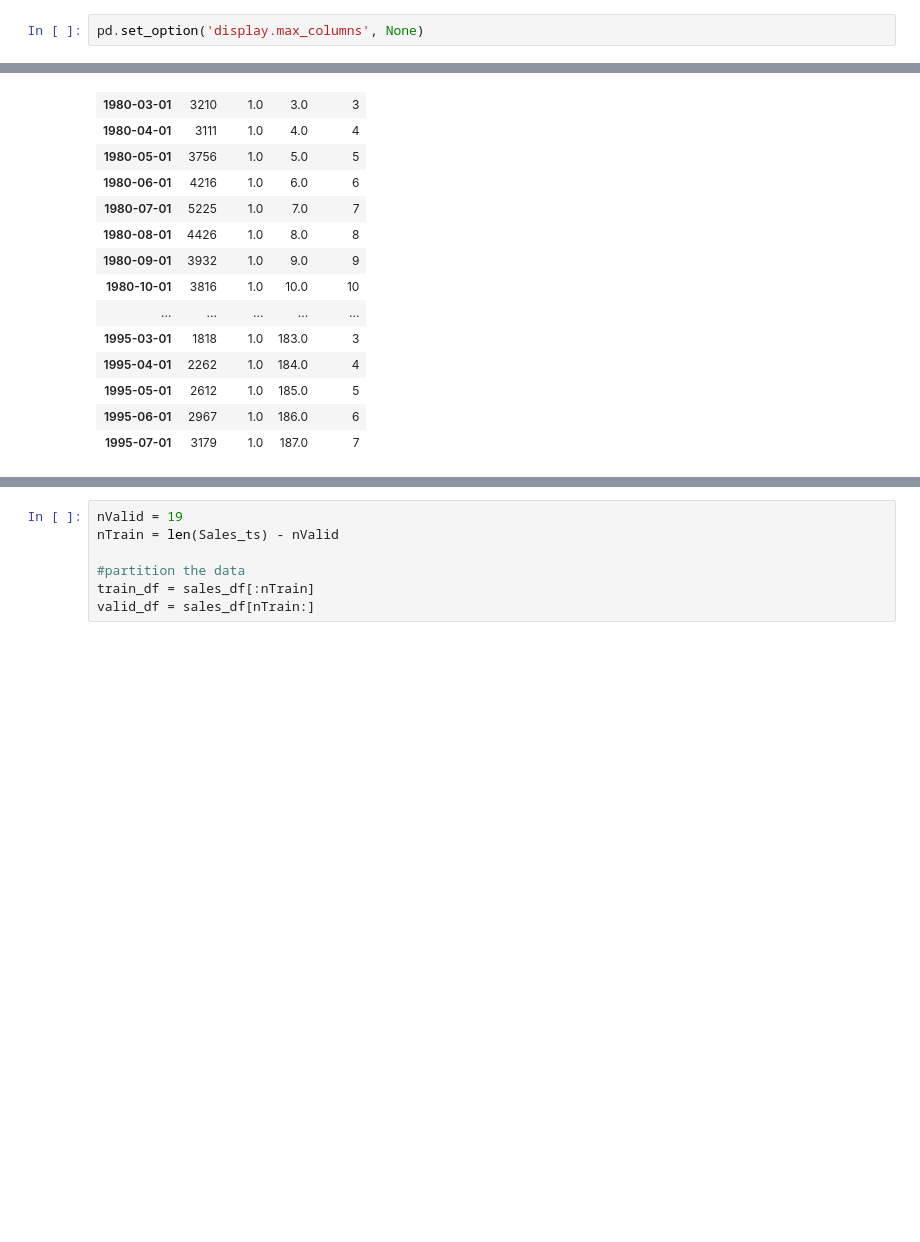
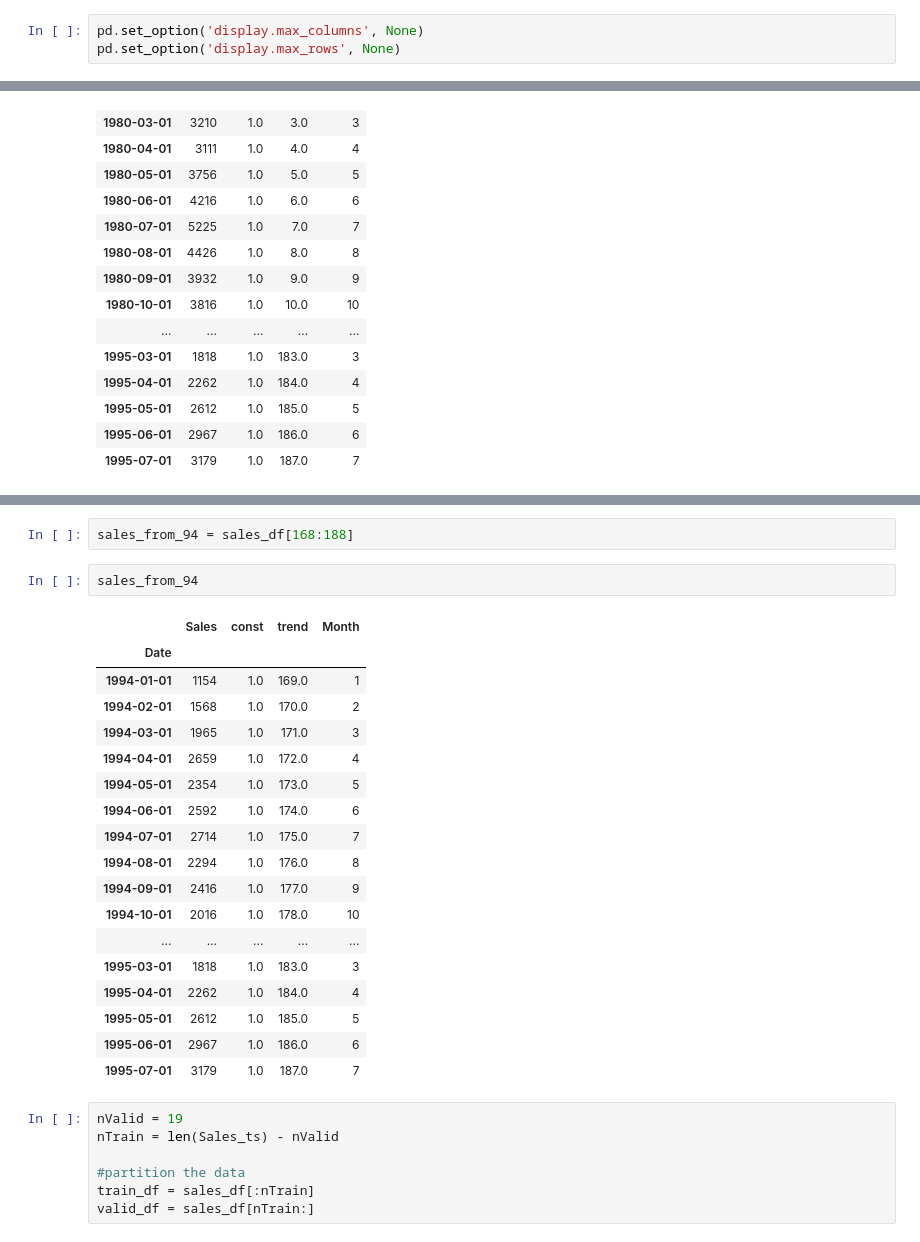
Before and after one commit to Damilare1989/Business-Analytics-Exercises, a Jupyter notebook: Chap17_8.ipynb, the cells around one changed output, grey strips where cells are left out. Drawn from its saved outputs; the diff is of its cells as text; blank space fills up the shorter version.

```diff
--- a/Chap17_8.ipynb
+++ b/Chap17_8.ipynb
@@ -13,6 +13,7 @@ from statsmodels.tsa.arima_model import ARIMA
 from statsmodels.graphics import tsaplots
 # %%
 pd.set_option('display.max_columns', None)
+pd.set_option('display.max_rows', None)
 # %%
 wine = pd.read_csv('AustralianWines.csv')
 # %%
@@ -84,3 +117,26 @@ sales_df
+# %%
+sales_from_94 = sales_df[168:188]
+# %%
+sales_from_94
+# %% [output]
+|  | Sales | const | trend | Month |
+| Date |  |  |  |  |
+| 1994-01-01 | 1154 | 1.0 | 169.0 | 1 |
+| 1994-02-01 | 1568 | 1.0 | 170.0 | 2 |
+| 1994-03-01 | 1965 | 1.0 | 171.0 | 3 |
+| 1994-04-01 | 2659 | 1.0 | 172.0 | 4 |
+| 1994-05-01 | 2354 | 1.0 | 173.0 | 5 |
+| 1994-06-01 | 2592 | 1.0 | 174.0 | 6 |
+| 1994-07-01 | 2714 | 1.0 | 175.0 | 7 |
+| 1994-08-01 | 2294 | 1.0 | 176.0 | 8 |
+| 1994-09-01 | 2416 | 1.0 | 177.0 | 9 |
+| 1994-10-01 | 2016 | 1.0 | 178.0 | 10 |
+| ... | ... | ... | ... | ... |
+| 1995-03-01 | 1818 | 1.0 | 183.0 | 3 |
+| 1995-04-01 | 2262 | 1.0 | 184.0 | 4 |
+| 1995-05-01 | 2612 | 1.0 | 185.0 | 5 |
+| 1995-06-01 | 2967 | 1.0 | 186.0 | 6 |
+| 1995-07-01 | 3179 | 1.0 | 187.0 | 7 |
 # %%
 nValid = 19
 nTrain = len(Sales_ts) - nValid
```
Also changed, not shown: parts of 12 cells of this notebook, 5 other files.
